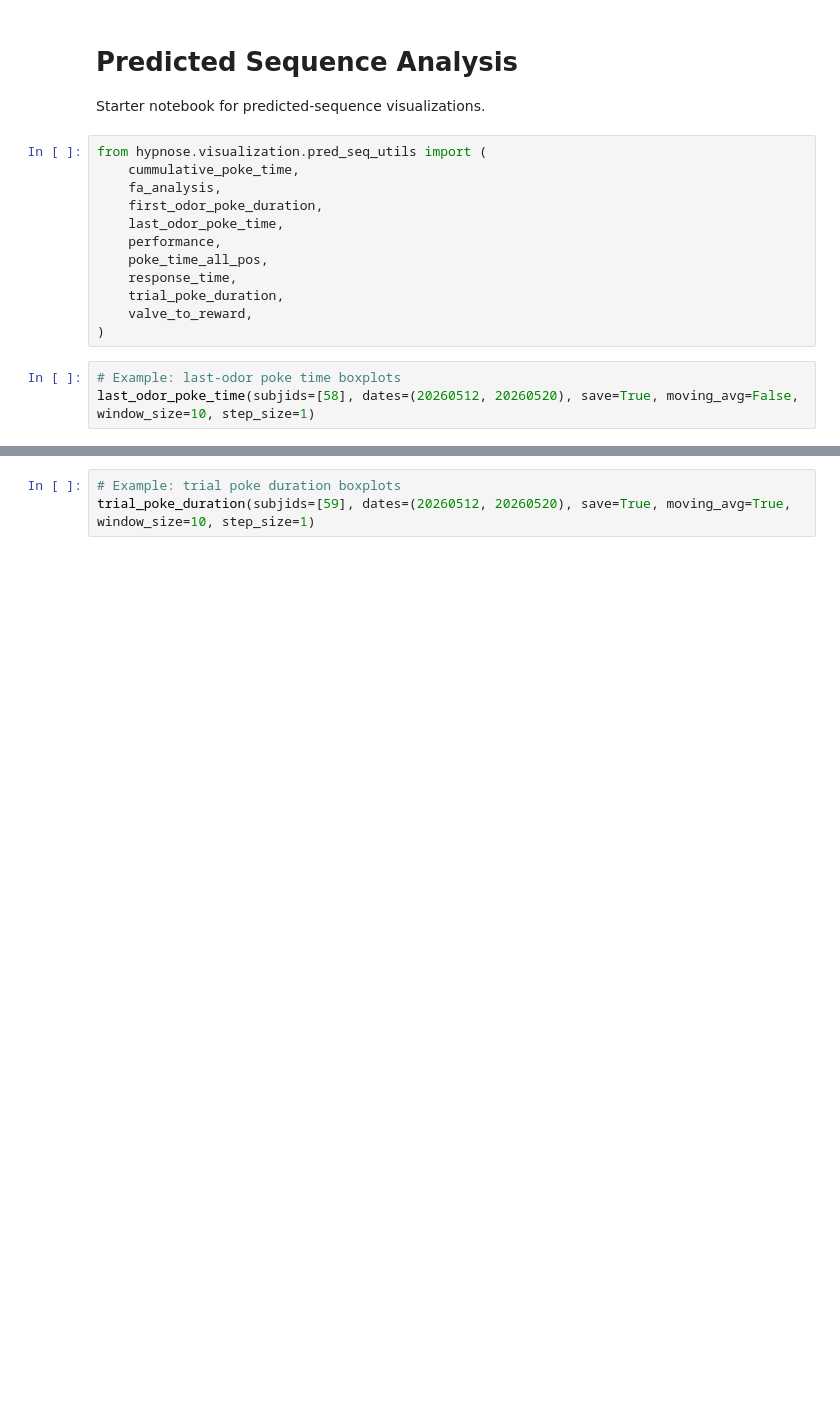
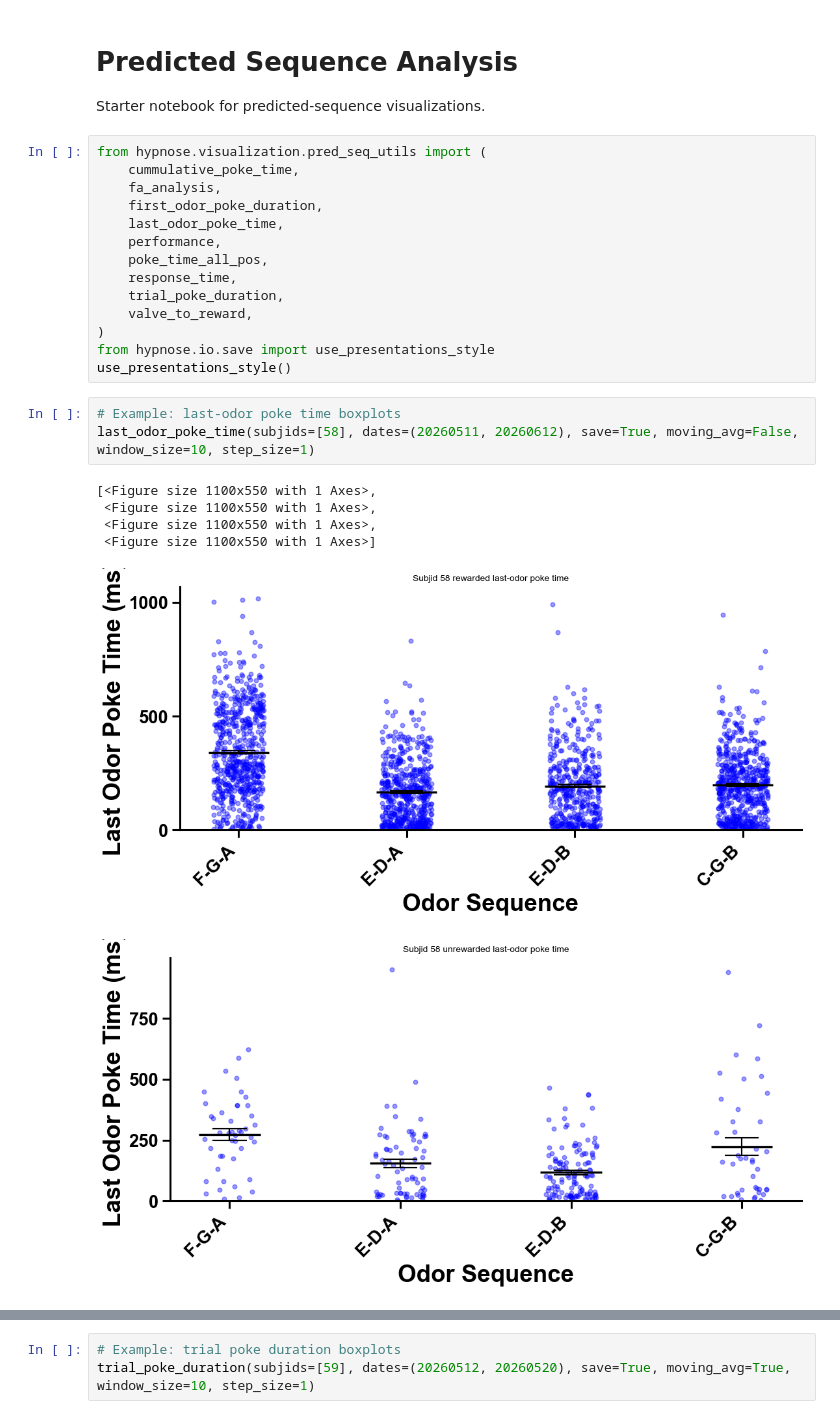
Before and after one commit to SainsburyWellcomeCentre/hypnose-analysis, a Jupyter notebook: notebooks/pred_seq.ipynb, the cells around one changed output, grey strips where cells are left out. Cells and saved outputs as stored; diff of their text form; blank space fills up the shorter version.

```diff
--- a/notebooks/pred_seq.ipynb
+++ b/notebooks/pred_seq.ipynb
@@ -14,6 +14,15 @@ from hypnose.visualization.pred_seq_utils import (
     trial_poke_duration,
     valve_to_reward,
 )
+from hypnose.io.save import use_presentations_style
+use_presentations_style()
 # %%
 # Example: last-odor poke time boxplots
-last_odor_poke_time(subjids=[58], dates=(20260512, 20260520), save=True, moving_avg=False, window_size=10, step_size=1)
+last_odor_poke_time(subjids=[58], dates=(20260511, 20260612), save=True, moving_avg=False, window_size=10, step_size=1)
+# %% [output]
+[<Figure size 1100x550 with 1 Axes>,
+ <Figure size 1100x550 with 1 Axes>,
+ <Figure size 1100x550 with 1 Axes>,
+ <Figure size 1100x550 with 1 Axes>]
+[figure, added]
+[figure, added]
```
Also changed, not shown: parts of 1 cell of this notebook, 4 other files.
